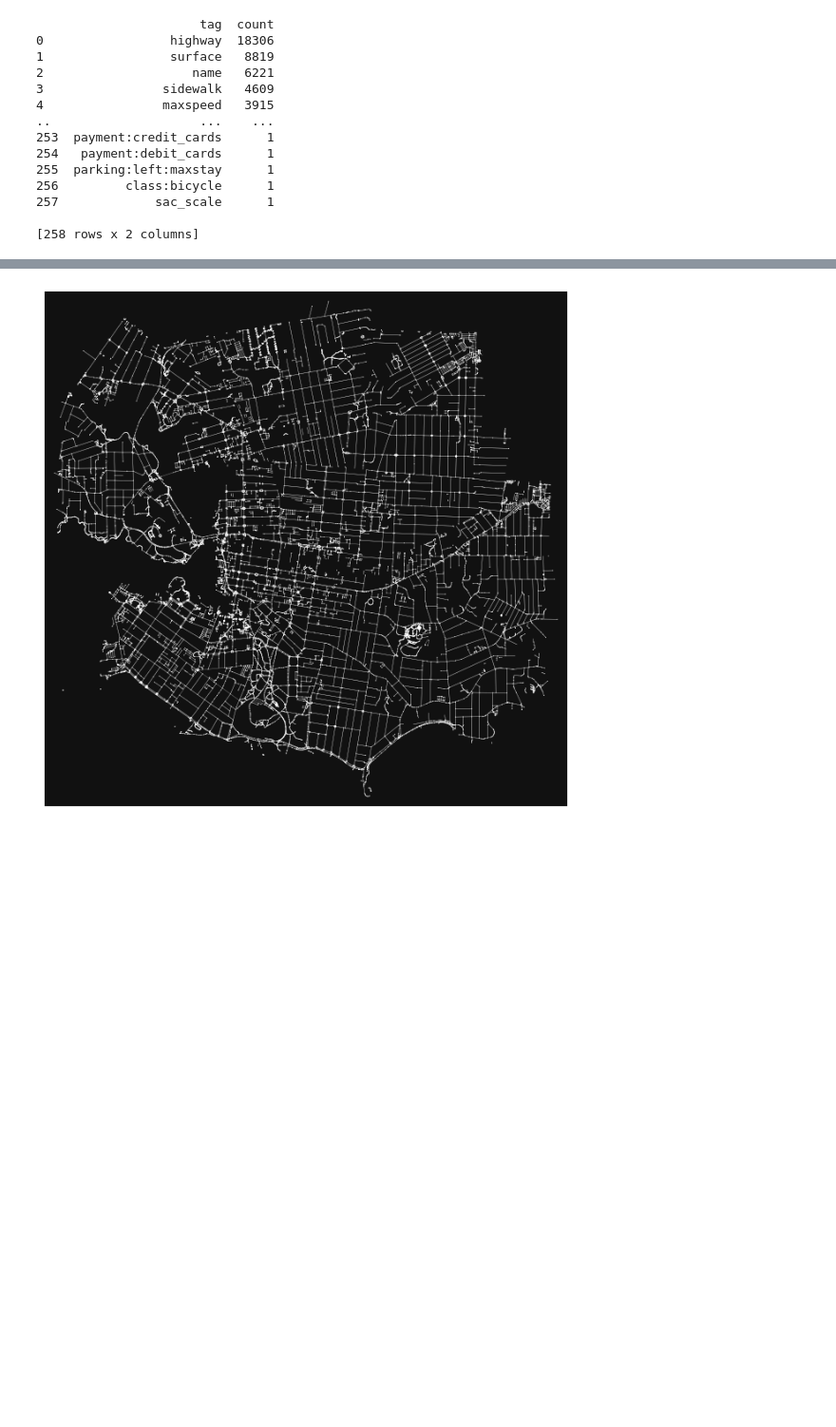
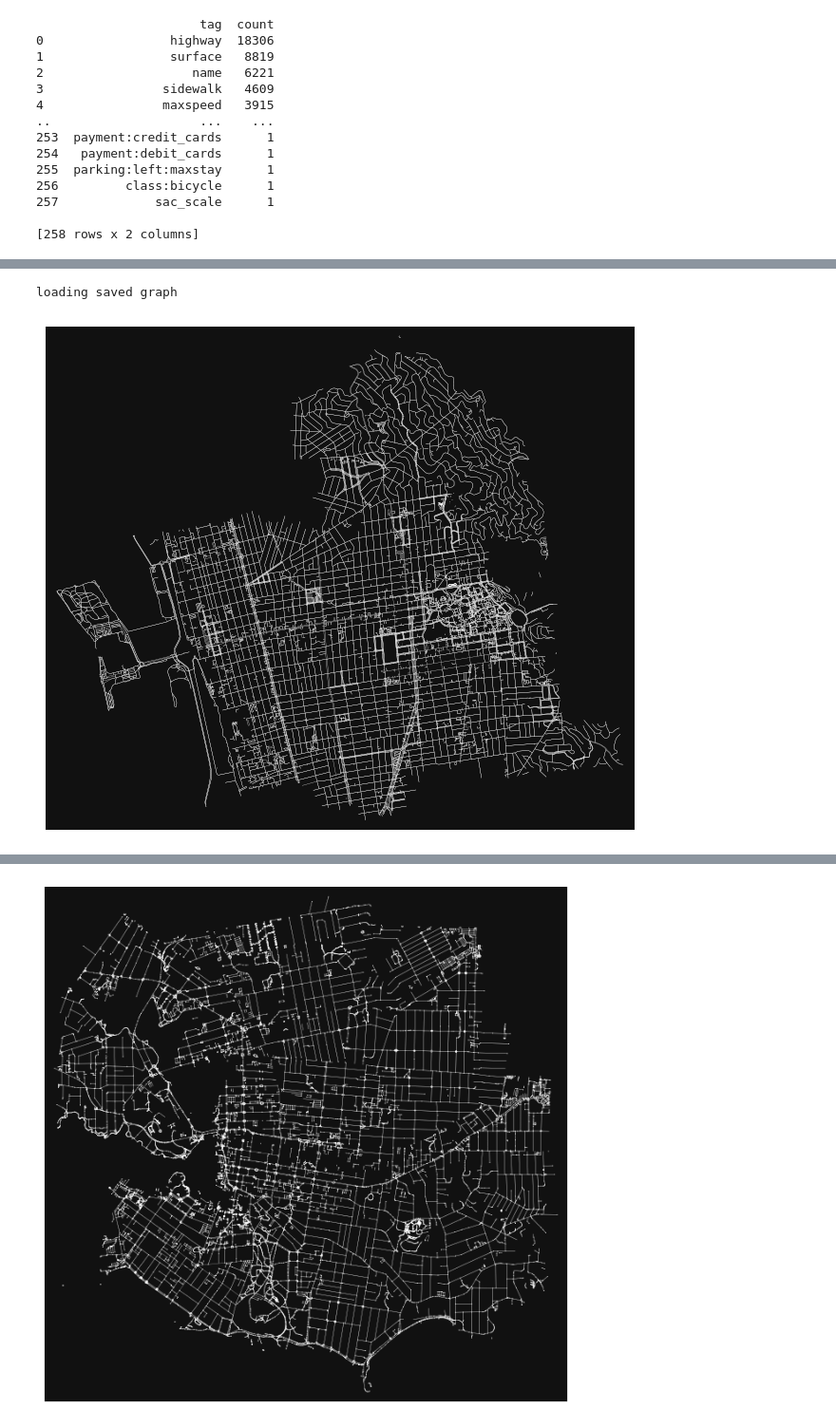
Before and after one commit to chaser-jzx/low_stress_network_quality, a Jupyter notebook: LTS_OSM.ipynb, the cells around one changed output, grey strips where cells are left out. Shown at 95% size. Drawn from its saved outputs; the diff is of its cells as text; code cells hidden in the pictures; blank space fills up the shorter version.

```diff
--- a/LTS_OSM.ipynb
+++ b/LTS_OSM.ipynb
@@ -180,0 +72,37 @@ all_lts = pd.concat([separated_edges, parking_lts, no_parking_lts, lts_no_lane,
+# %%
+# ### Download data
+
+# create a filter to download selected data
+# this filter is based on osmfilter = ox.downloader._get_osm_filter("bike")
+# keeping the footway and construction tags
+osmfilter = '["highway"]["area"!~"yes"]["access"!~"private"]["highway"!~"abandoned|bus_guideway|corridor|elevator|escalator|motor|planned|platform|proposed|raceway|steps"]["bicycle"!~"no"]["service"!~"private"]'
+
+city = "Berkeley"
+county= 'Alameda County'
+state = "California"
+
+# check if data has already been downloaded; if not, download
+filepath = "data/%s.graphml" %city
+if os.path.exists(filepath):
+    # load graph
+    print("loading saved graph")
+    G = ox.load_graphml(filepath)
+else:
+    # download data - this can be slow
+    print("downloading data")
+    G = ox.graph_from_place(
+        "%s, %s, %s, USA" %(city, county, state),
+        retain_all=True,
+        truncate_by_edge=True,
+        simplify=False,
+        custom_filter=osmfilter,
+    )
+    # save graph
+    print("saving graph")
+    ox.save_graphml(G, filepath)
+
+# plot downloaded graph - this is slow for a large area
+fig, ax = ox.plot_graph(G, node_size=0, edge_color="w", edge_linewidth=0.2)
+# %% [output]
+loading saved graph
+[figure, added]
```
Also changed, not shown: parts of 15 cells of this notebook, 1 other file.
